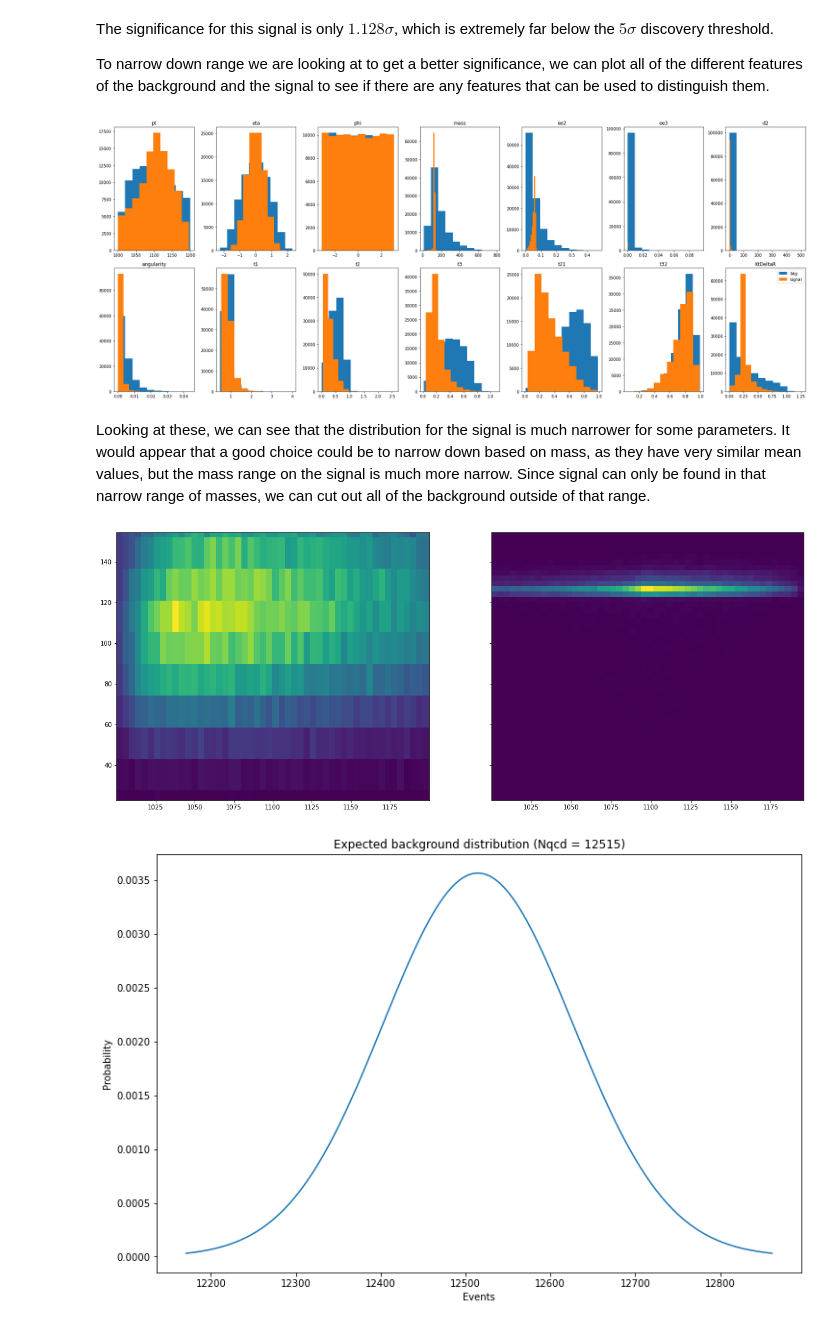
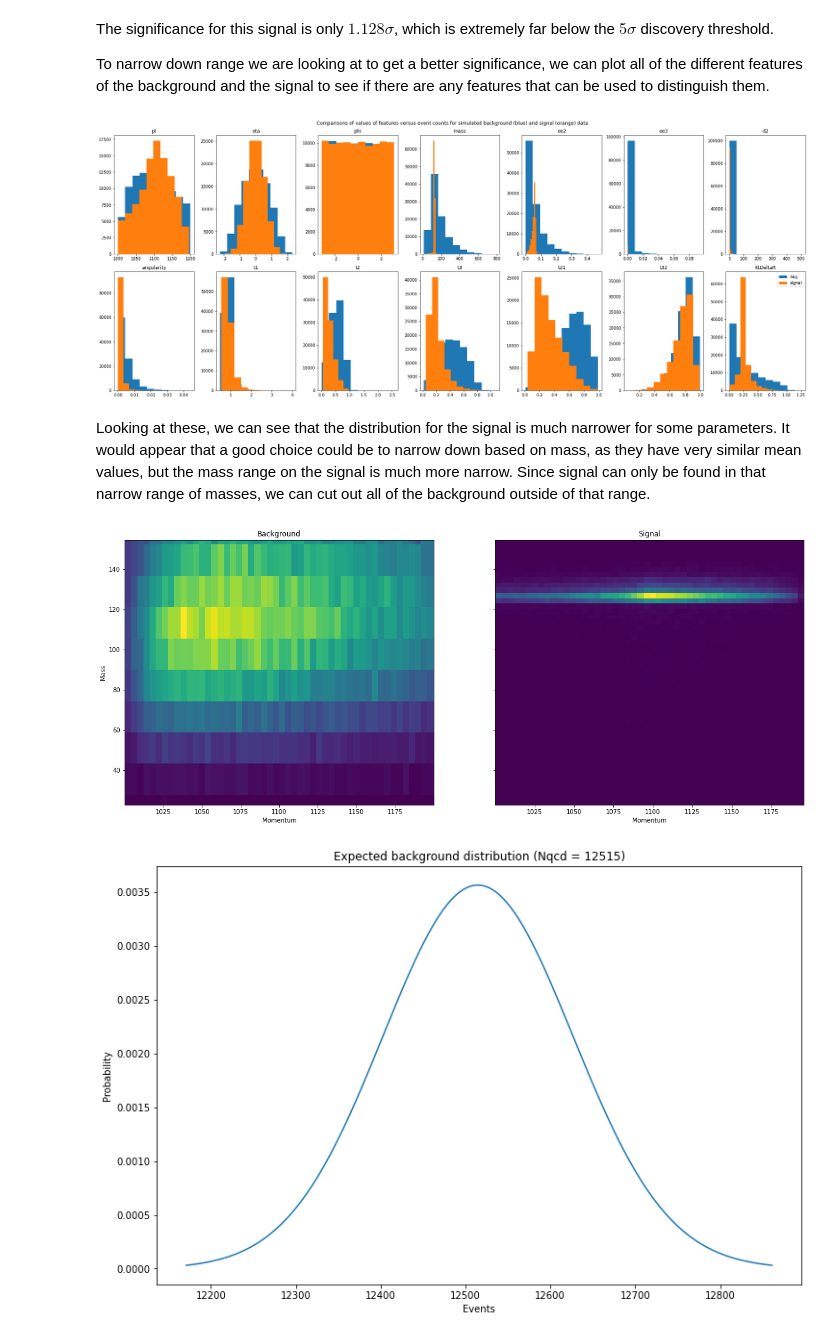
Before and after one commit to pgwart/PHYS434, a Jupyter notebook: lab5.ipynb, the cells around one changed output. Drawn from its saved outputs; the diff is of its cells as text; code cells hidden in the pictures.

Commit message:
updated plots

```diff
--- a/lab5.ipynb
+++ b/lab5.ipynb
@@ -67,20 +67,26 @@ for i in range(0,7):
     ax[1,i].hist(signal[column2], label='signal')
     ax[0,i].set_title(column1)
     ax[1,i].set_title(column2)
+plt.suptitle('Comparisons of values of features versus event counts for simulated background (blue) and signal (orange) data')
 plt.legend()
 plt.tight_layout()
 # %% [output]
-[figure, old version]
+[figure, new version]
 # %% [markdown]
 Looking at these, we can see that the distribution for the signal is much narrower for some parameters. It would appear that a good choice could be to narrow down based on mass, as they have very similar mean values, but the mass range on the signal is much more narrow. Since signal can only be found in that narrow range of masses, we can cut out all of the background outside of that range.
 # %%
 fig, ax = plt.subplots(1,2, figsize=(20,8),sharey=True)
 ax[0].hist2d(bkg['pt'], bkg['mass'], bins=50)
 ax[1].hist2d(signal['pt'], signal['mass'], bins=50)
 
+ax[0].set_xlabel('Momentum')
+ax[0].set_ylabel('Mass')
+ax[0].set_title('Background')
+ax[1].set_title('Signal')
+ax[1].set_xlabel('Momentum')
 plt.show()
 # %% [output]
-[figure, old version]
+[figure, new version]
 # %%
 cut_bkg = bkg[(bkg['mass']>120) &  (bkg['mass'] < 140)]
 cut_signal = signal[(signal['mass']>120) &  (signal['mass'] < 140)]
```
